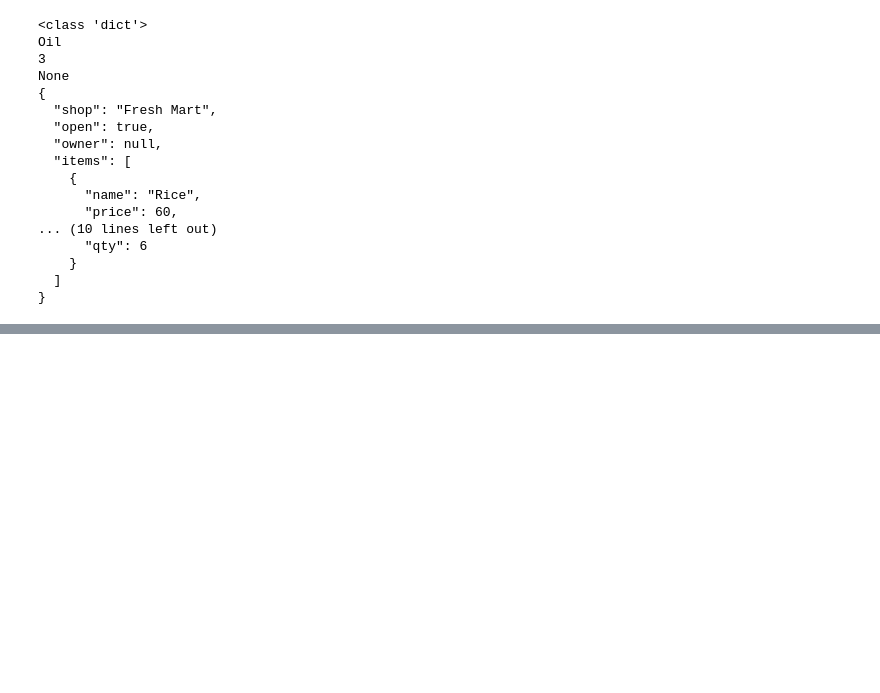
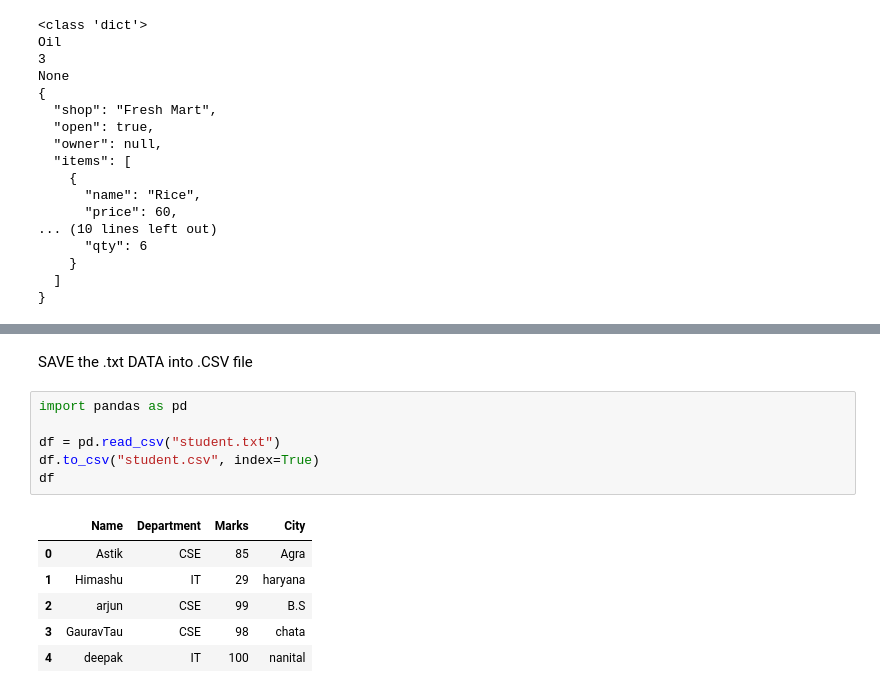
Before and after one commit to kapilupadhyay06/Data-Analysis., a Jupyter notebook: practice_12oct.ipynb, the cells around one changed output, grey strips where cells are left out. Saved outputs shown, nothing was run; the diff lists cells and outputs as text; blank space fills up the shorter version.

```diff
--- a/practice_12oct.ipynb
+++ b/practice_12oct.ipynb
@@ -171,0 +197,15 @@ None
+# %% [markdown]
+SAVE the .txt DATA into .CSV file
+# %%
+import pandas as pd
+
+df = pd.read_csv("student.txt")
+df.to_csv("student.csv", index=True)
+df
+# %% [output]
+|  | Name | Department | Marks | City |
+| 0 | Astik | CSE | 85 | Agra |
+| 1 | Himashu | IT | 29 | haryana |
+| 2 | arjun | CSE | 99 | B.S |
+| 3 | GauravTau | CSE | 98 | chata |
+| 4 | deepak | IT | 100 | nanital |
```
Also changed, not shown: parts of 21 cells of this notebook.
